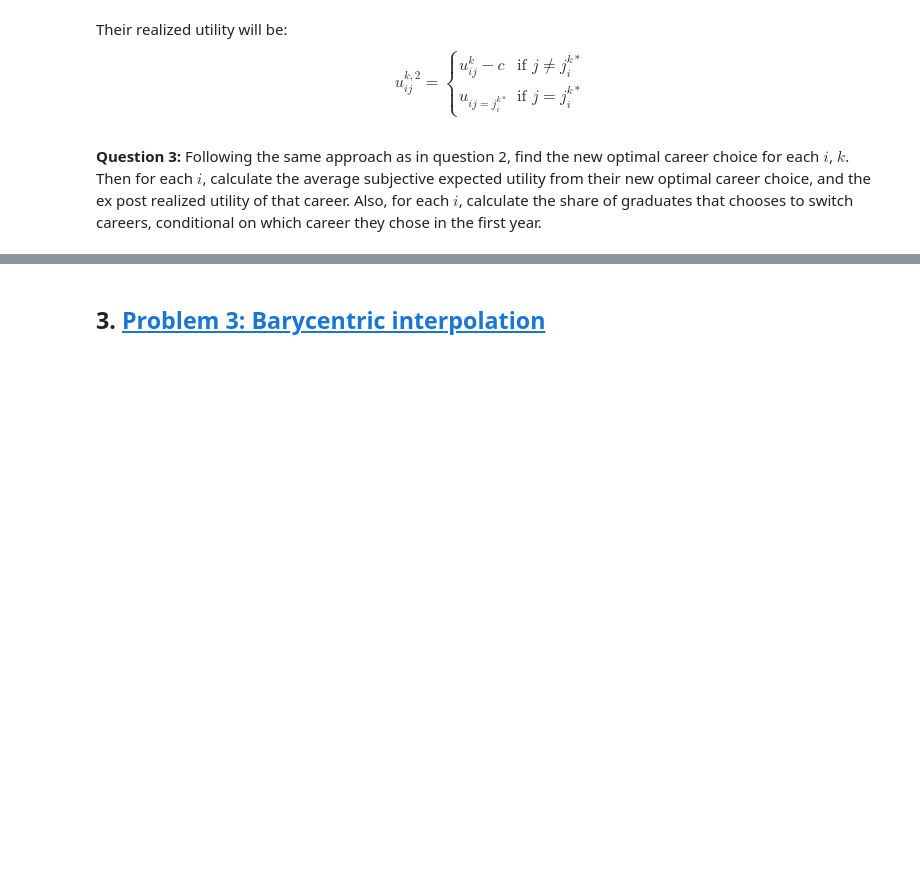
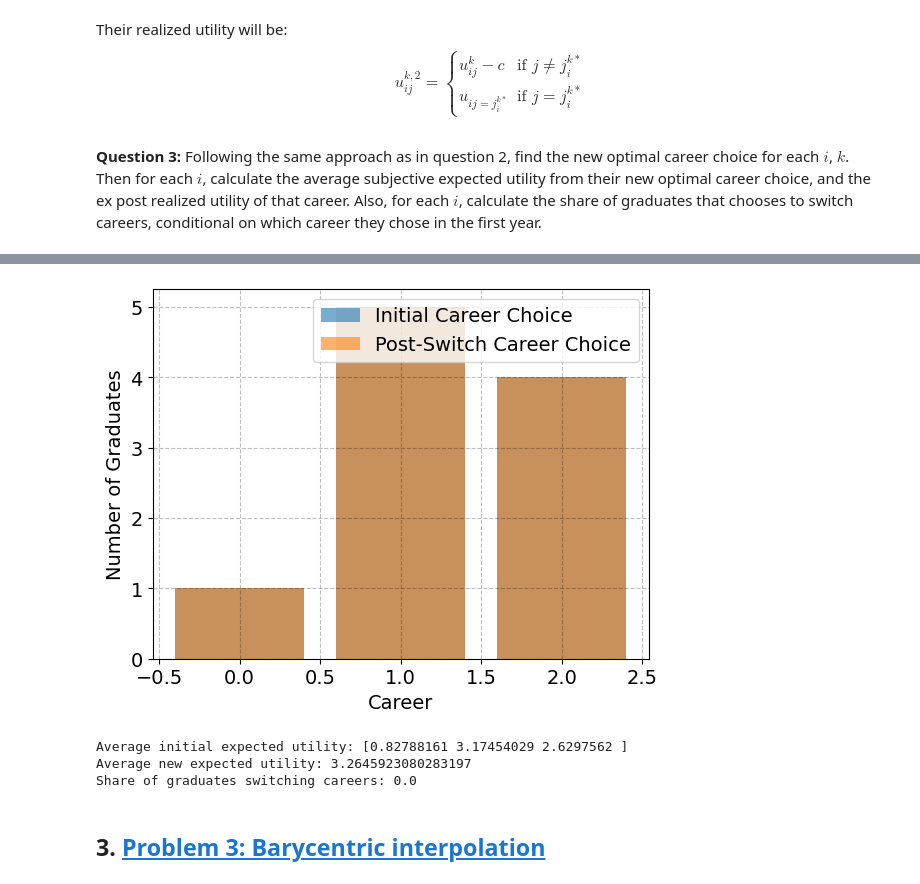
Before and after one commit to NumEconCopenhagen/projects-2024-darja-christian, a Jupyter notebook: examproject/examproject_darja.ipynb, the cells around one changed output, grey strips where cells are left out. Drawn from its saved outputs; the diff is of its cells as text; code cells hidden in the pictures; blank space fills up the shorter version.

```diff
--- a/examproject/examproject_darja.ipynb
+++ b/examproject/examproject_darja.ipynb
@@ -484,3 +535,78 @@ plt.show()
+# %%
+import numpy as np
+import matplotlib.pyplot as plt
+
+# Parameters
+par = SimpleNamespace()
+par.J = 3  # Number of careers
+par.N = 10  # Number of graduates
+par.K = 10000  # Number of simulation draws
+par.F = np.arange(1, par.N + 1)  # Friends count
+par.sigma = 2  # Standard deviation of noise
+par.v = np.array([1, 2, 3])  # Career values
+par.c = 1  # Switching cost
+
+# Simulate initial career choices
+np.random.seed(2024)
+ukij = np.zeros((par.N, par.J))
+realized_utility = np.zeros(par.N)
+chosen_career = np.zeros(par.N, dtype=int)
+
+# Initial decision
+for i in range(par.N):
+    Fi = par.F[i]
+    friends_noise = np.random.normal(0, par.sigma, (Fi, par.J))
+    friends_utilities = par.v + friends_noise
+    avg_friends_utilities = friends_utilities.mean(axis=0)
+
+    # Graduate's own noise
+    own_noise = np.random.normal(0, par.sigma, par.J)
+    ukij[i] = avg_friends_utilities + own_noise
+
+    # Choose career with highest expected utility
+    chosen_career[i] = np.argmax(ukij[i])
+    realized_utility[i] = par.v[chosen_career[i]] + own_noise[chosen_career[i]]
+
+# Learning true utility and considering switching
+new_expected_utility = np.zeros(par.J)
+new_realized_utility = np.zeros(par.N)
+switch_decision = np.zeros(par.N, dtype=bool)
+
+for i in range(par.N):
+    true_utility = par.v[chosen_career[i]] + own_noise[chosen_career[i]]
+    new_utilities = np.copy(ukij[i])
+    new_utilities[chosen_career[i]] = true_utility
+
+    # Adjust expected utilities for switching costs
+    new_utilities -= par.c
+    new_utilities[chosen_career[i]] = true_utility
+
+    # Make new decision
+    new_career = np.argmax(new_utilities)
+    switch_decision[i] = new_career != chosen_career[i]
+    new_realized_utility[i] = par.v[new_career] + own_noise[new_career]
+
+# Visualization
+career_counts = np.bincount(chosen_career, minlength=par.J)
+career_counts_new = np.bincount(chosen_career + switch_decision, minlength=par.J)
+average_initial_expected_utility = ukij.mean(axis=0)
+average_new_expected_utility = new_utilities.mean()
+
+plt.bar(range(par.J), career_counts, alpha=0.6, label='Initial Career Choice')
+plt.bar(range(par.J), career_counts_new, alpha=0.6, label='Post-Switch Career Choice')
+plt.xlabel('Career')
+plt.ylabel('Number of Graduates')
+plt.legend()
+plt.show()
+
+print("Average initial expected utility:", average_initial_expected_utility)
+print("Average new expected utility:", average_new_expected_utility)
+print("Share of graduates switching careers:", switch_decision.mean())
+# %% [output]
+[figure, added]
+Average initial expected utility: [0.82788161 3.17454029 2.6297562 ]
+Average new expected utility: 3.2645923080283197
+Share of graduates switching careers: 0.0
 # %% [markdown]
 ## 3. <a id='toc3_'></a>[Problem 3: Barycentric interpolation](#toc0_)
 # %% [markdown]
```
Also changed, not shown: parts of 8 cells of this notebook, 1 other file.
